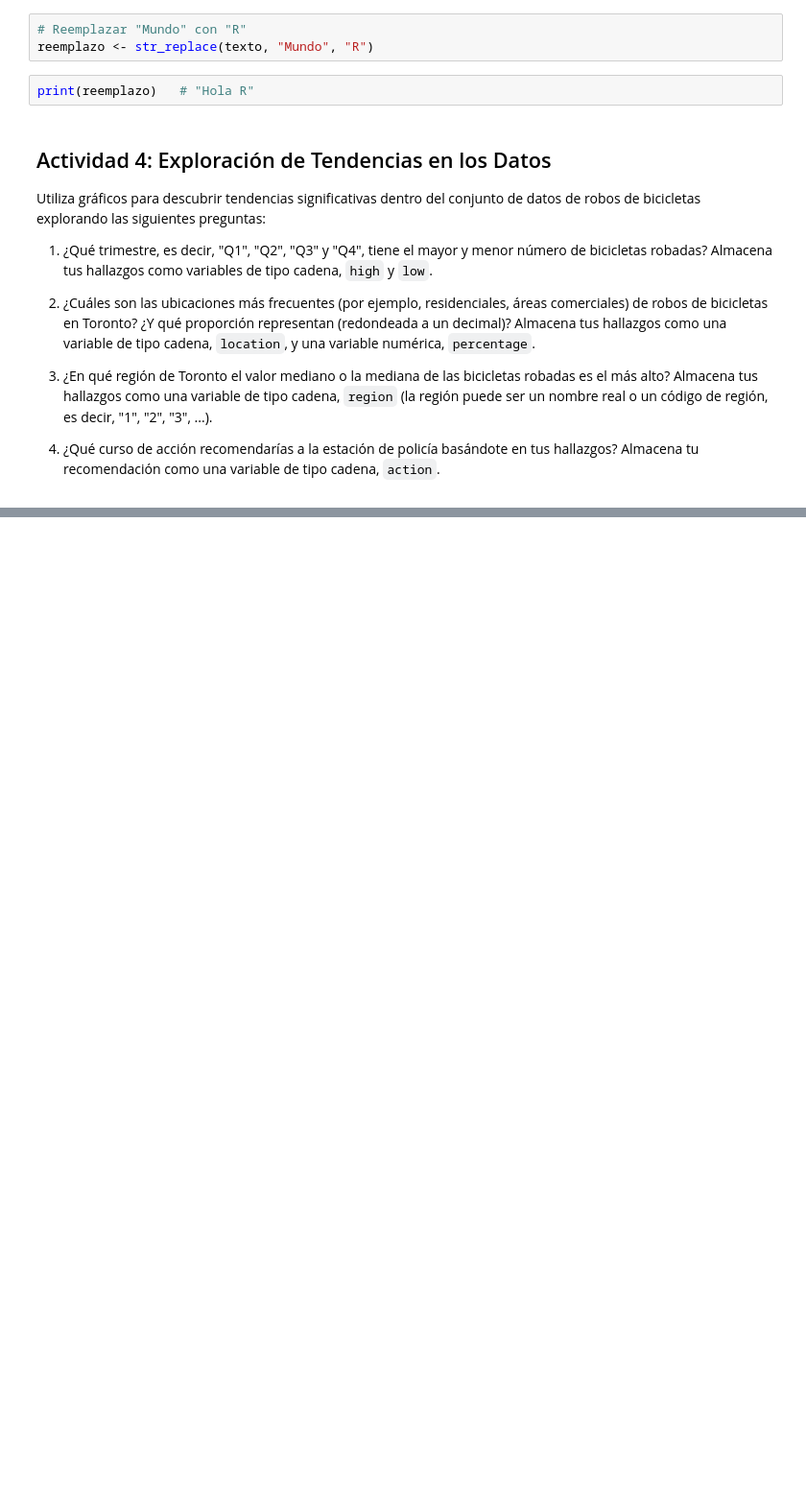
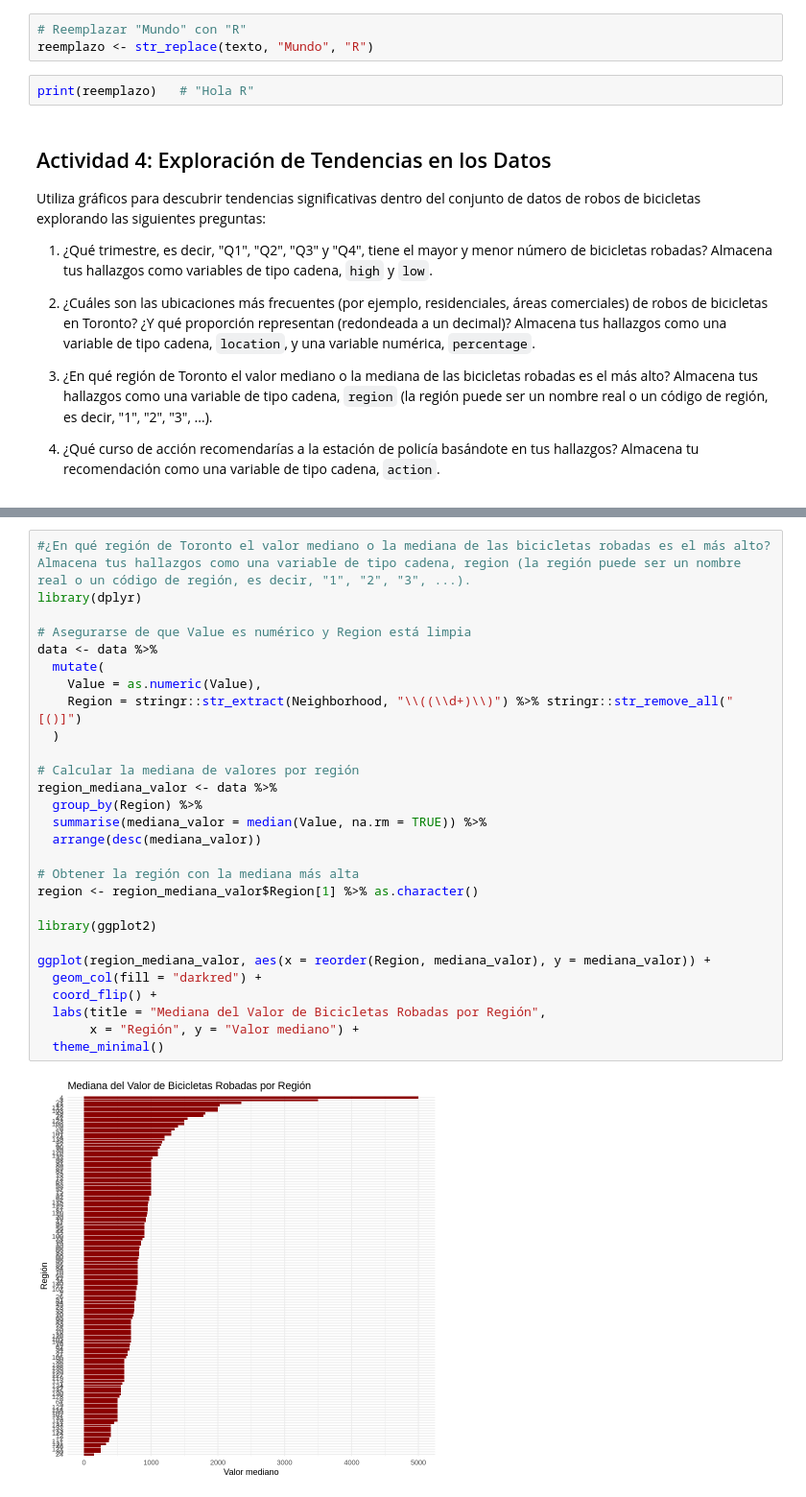
Before and after one commit to Billhernandez/TareaR, a Jupyter notebook: Copia_de_ANALISIS_DE_DATOS_EN_R_II_Bill_Hernandez.ipynb, the cells around one changed output, grey strips where cells are left out. Shown at 96% size. Saved outputs shown, nothing was run; the diff lists cells and outputs as text; blank space fills up the shorter version.

```diff
--- a/Copia_de_ANALISIS_DE_DATOS_EN_R_II_Bill_Hernandez.ipynb
+++ b/Copia_de_ANALISIS_DE_DATOS_EN_R_II_Bill_Hernandez.ipynb
@@ -769,0 +929,30 @@ Utiliza gráficos para descubrir tendencias significativas dentro del conjunto d
+# %%
+#¿En qué región de Toronto el valor mediano o la mediana de las bicicletas robadas es el más alto? Almacena tus hallazgos como una variable de tipo cadena, region (la región puede ser un nombre real o un código de región, es decir, "1", "2", "3", ...).
+library(dplyr)
+
+# Asegurarse de que Value es numérico y Region está limpia
+data <- data %>%
+  mutate(
+    Value = as.numeric(Value),
+    Region = stringr::str_extract(Neighborhood, "\\((\\d+)\\)") %>% stringr::str_remove_all("[()]")
+  )
+
+# Calcular la mediana de valores por región
+region_mediana_valor <- data %>%
+  group_by(Region) %>%
+  summarise(mediana_valor = median(Value, na.rm = TRUE)) %>%
+  arrange(desc(mediana_valor))
+
+# Obtener la región con la mediana más alta
+region <- region_mediana_valor$Region[1] %>% as.character()
+
+library(ggplot2)
+
+ggplot(region_mediana_valor, aes(x = reorder(Region, mediana_valor), y = mediana_valor)) +
+  geom_col(fill = "darkred") +
+  coord_flip() +
+  labs(title = "Mediana del Valor de Bicicletas Robadas por Región",
+       x = "Región", y = "Valor mediano") +
+  theme_minimal()
+# %% [output]
+[figure, added]
```
Also changed, not shown: parts of 9 cells of this notebook.
